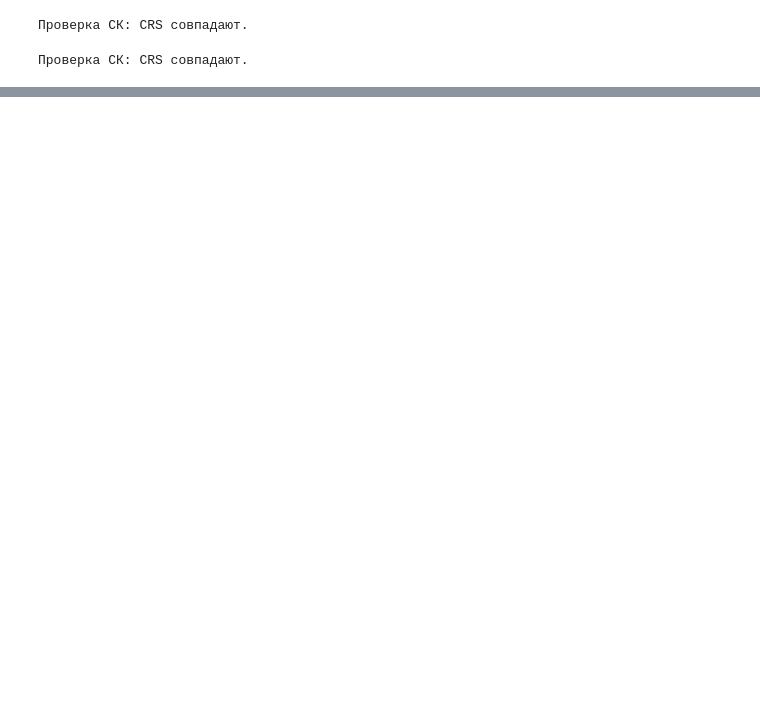
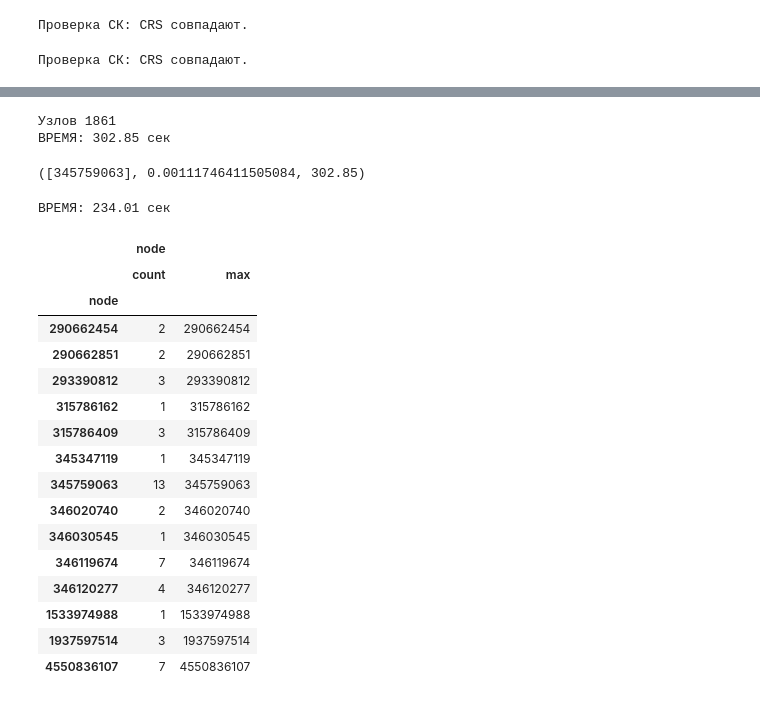
Before and after one commit to Obsidian-pb/genesis, a Jupyter notebook: work/genesis/dis_algorithms.ipynb, the cells around one changed output, grey strips where cells are left out. Drawn from its saved outputs; the diff is of its cells as text; code cells hidden in the pictures; blank space fills up the shorter version.

```diff
--- a/work/genesis/dis_algorithms.ipynb
+++ b/work/genesis/dis_algorithms.ipynb
@@ -122,0 +167,72 @@ fig.tight_layout()
+# %%
+from fire_units.metrics import Demand
+from genesis.best_points import BestNodesFull
+
+
+district = 'Железнодорожный район'
+poly = scopes[district][0]
+g    = scopes[district][1]
+b    = scopes[district][2]
+nodes = ox.graph_to_gdfs(g, edges=False)
+area_nodes = nodes.within(poly)
+nodes_list=set(nodes[area_nodes].index)
+
+print('Узлов', sum(area_nodes))
+
+# функция метрики спроса
+metric_demand = Demand(b, buildings_demand_field='kfpo_spros')
+
+# Полный перебор - эталонное значение
+pb = Progressbar(sum(area_nodes), bins=40)
+full = timing(BestNodesFull(FirstArrivalUnitState(), metric_demand, node_calc_end_function=pb), return_time=True)
+
+best_nodes, best_metric, time_spent = full(env=g, area=area_nodes, nodes_list=nodes_list)
+etalon_node, etalon_metric, etalon_time = best_nodes[0], best_metric, time_spent
+
+best_nodes, best_metric, time_spent
+# %% [output]
+Узлов 1861
+ВРЕМЯ: 302.85 сек
+([345759063], 0.00111746411505084, 302.85)
+# %%
+import random
+from genesis.best_points import BestNodeHillClimbing
+
+ts = time.time()
+bnhc = BestNodeHillClimbing(FirstArrivalUnitState(), metric_demand)
+
+bn_list = []
+bn_metrics = []
+i=1
+for start_node in random.sample(list(nodes_list), k=50):
+    best_node, best_metric = bnhc(env=g, area=area_nodes, start_node=start_node)
+    bn_list.append(best_node)
+    bn_metrics.append(best_metric)
+    print(i, end='\r')
+    i+=1
+
+tf = time.time()
+td = round(tf-ts, 2)
+print(f'ВРЕМЯ: {td} сек')
+
+tdf = pd.DataFrame({'node':bn_list, 'metric':bn_metrics})
+tdf.groupby('node').agg({'node': 'count', 'metric': 'max'})
+# %% [output]
+ВРЕМЯ: 234.01 сек
+|  | node |  |
+|  | count | max |
+| node |  |  |
+| 290662454 | 2 | 290662454 |
+| 290662851 | 2 | 290662851 |
+| 293390812 | 3 | 293390812 |
+| 315786162 | 1 | 315786162 |
+| 315786409 | 3 | 315786409 |
+| 345347119 | 1 | 345347119 |
+| 345759063 | 13 | 345759063 |
+| 346020740 | 2 | 346020740 |
+| 346030545 | 1 | 346030545 |
+| 346119674 | 7 | 346119674 |
+| 346120277 | 4 | 346120277 |
+| 1533974988 | 1 | 1533974988 |
+| 1937597514 | 3 | 1937597514 |
+| 4550836107 | 7 | 4550836107 |
```
Also changed, not shown: parts of 18 cells of this notebook, 2 other files.
